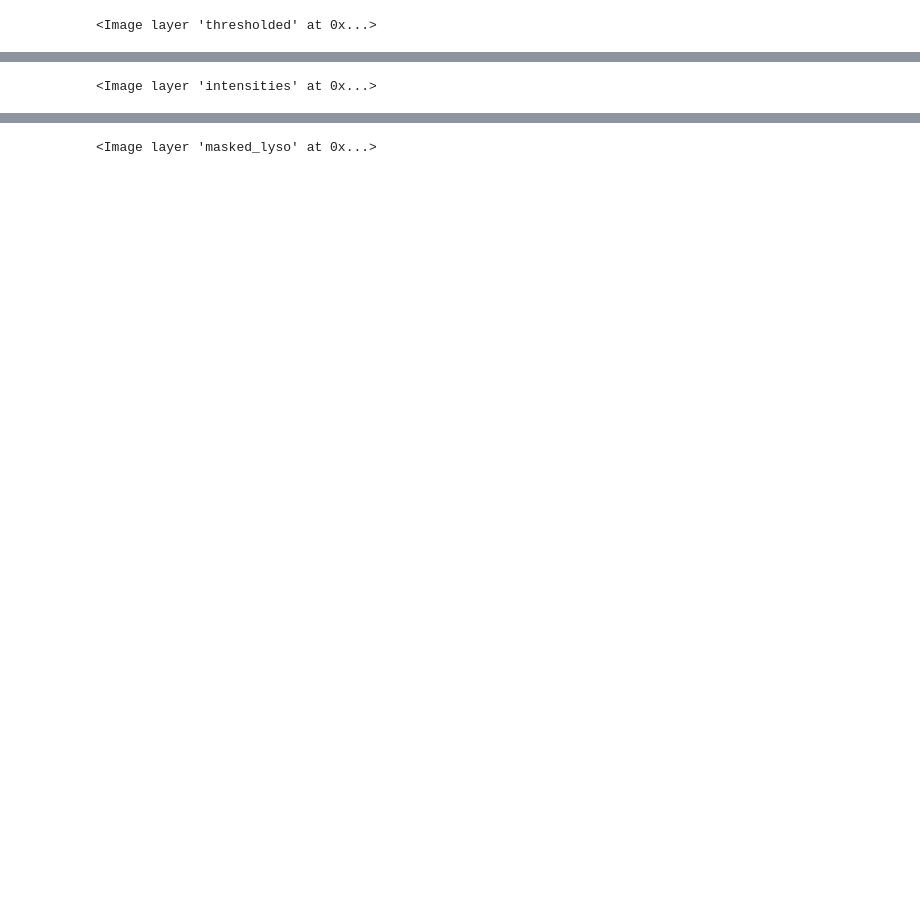
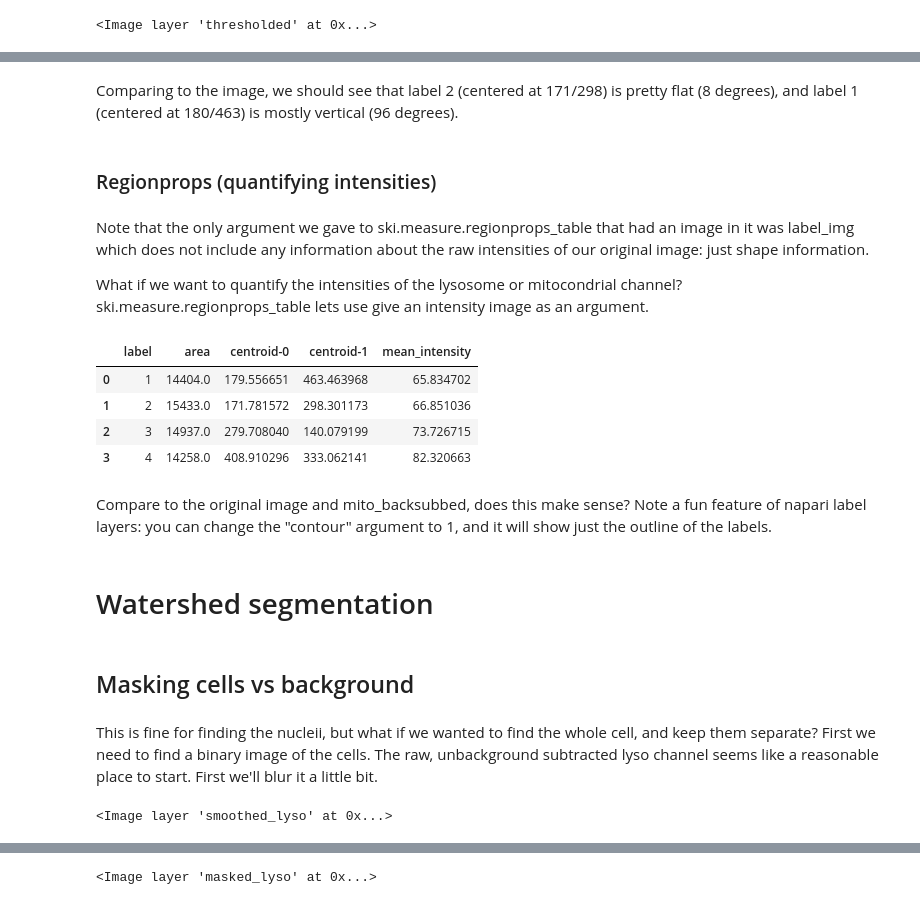
Before and after one commit to jouyun/ip_python, a Jupyter notebook: 2-Segmentation.ipynb, the cells around one changed output, grey strips where cells are left out. Saved outputs shown, nothing was run; the diff lists cells and outputs as text; code cells hidden in the pictures; blank space fills up the shorter version.

```diff
--- a/2-Segmentation.ipynb
+++ b/2-Segmentation.ipynb
@@ -50,6 +67,0 @@ dapi = img[:,:,2].astype(float)
-# %%
-#background_subtracted = dapi - ski.restoration.rolling_ball(dapi, radius=120)
-background_subtracted = backsub_2D(dapi, radius=200)
-lyso = backsub_2D(lyso, radius=20)
-mitos = backsub_2D(mitos, radius=20)
-viewer.add_image(background_subtracted, name='background_subtracted', colormap='gray', blending='additive')
@@ -89,4 +165,30 @@ intensities_img = ski.util.map_array(labels, results['label'].values, results['m
+# %% [markdown]
+Comparing to the image, we should see that label 2 (centered at 171/298) is pretty flat (8 degrees), and label 1 (centered at 180/463) is mostly vertical (96 degrees).
+# %% [markdown]
+### Regionprops (quantifying intensities)
+# %% [markdown]
+Note that the only argument we gave to ski.measure.regionprops_table that had an image in it was label_img which does not include any information about the raw intensities of our original image:  just shape information.
+
+What if we want to quantify the intensities of the lysosome or mitocondrial channel?  ski.measure.regionprops_table lets use give an intensity image as an argument.
+# %%
+mito_results = pd.DataFrame.from_dict(ski.measure.regionprops_table(label_img, mito_backsub, properties=['label', 'area', 'centroid', 'mean_intensity']))
+mito_results
+# %% [output]
+|  | label | area | centroid-0 | centroid-1 | mean_intensity |
+| 0 | 1 | 14404.0 | 179.556651 | 463.463968 | 65.834702 |
+| 1 | 2 | 15433.0 | 171.781572 | 298.301173 | 66.851036 |
+| 2 | 3 | 14937.0 | 279.708040 | 140.079199 | 73.726715 |
+| 3 | 4 | 14258.0 | 408.910296 | 333.062141 | 82.320663 |
+# %% [markdown]
+Compare to the original image and mito_backsubbed, does this make sense?  Note a fun feature of napari label layers:  you can change the "contour" argument to 1, and it will show just the outline of the labels.
+# %% [markdown]
+# Watershed segmentation
+# %% [markdown]
+## Masking cells vs background
+# %% [markdown]
+This is fine for finding the nucleii, but what if we wanted to find the whole cell, and keep them separate?  First we need to find a binary image of the cells.  The raw, unbackground subtracted lyso channel seems like a reasonable place to start.  First we'll blur it a little bit.
 # %%
-viewer.add_image(intensities_img, name='intensities', colormap='gray', blending='additive')
+smoothed_lyso = ndi.gaussian_filter(lyso, 10)
+viewer.add_image(smoothed_lyso, name='smoothed_lyso', colormap='gray', blending='additive')
 # %% [output]
-<Image layer 'intensities' at 0x...>
+<Image layer 'smoothed_lyso' at 0x...>
```
Also changed, not shown: parts of 61 cells of this notebook, 1 other file.
